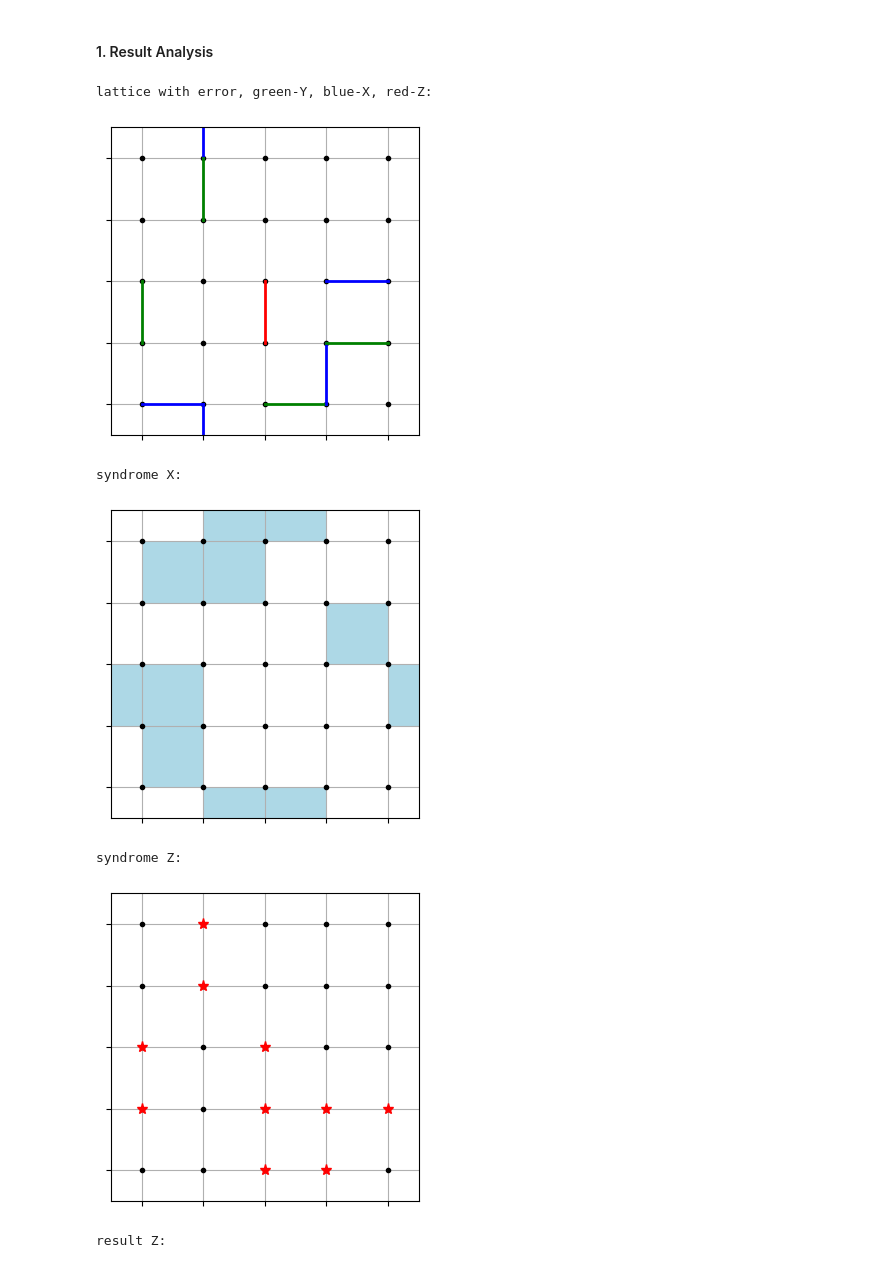
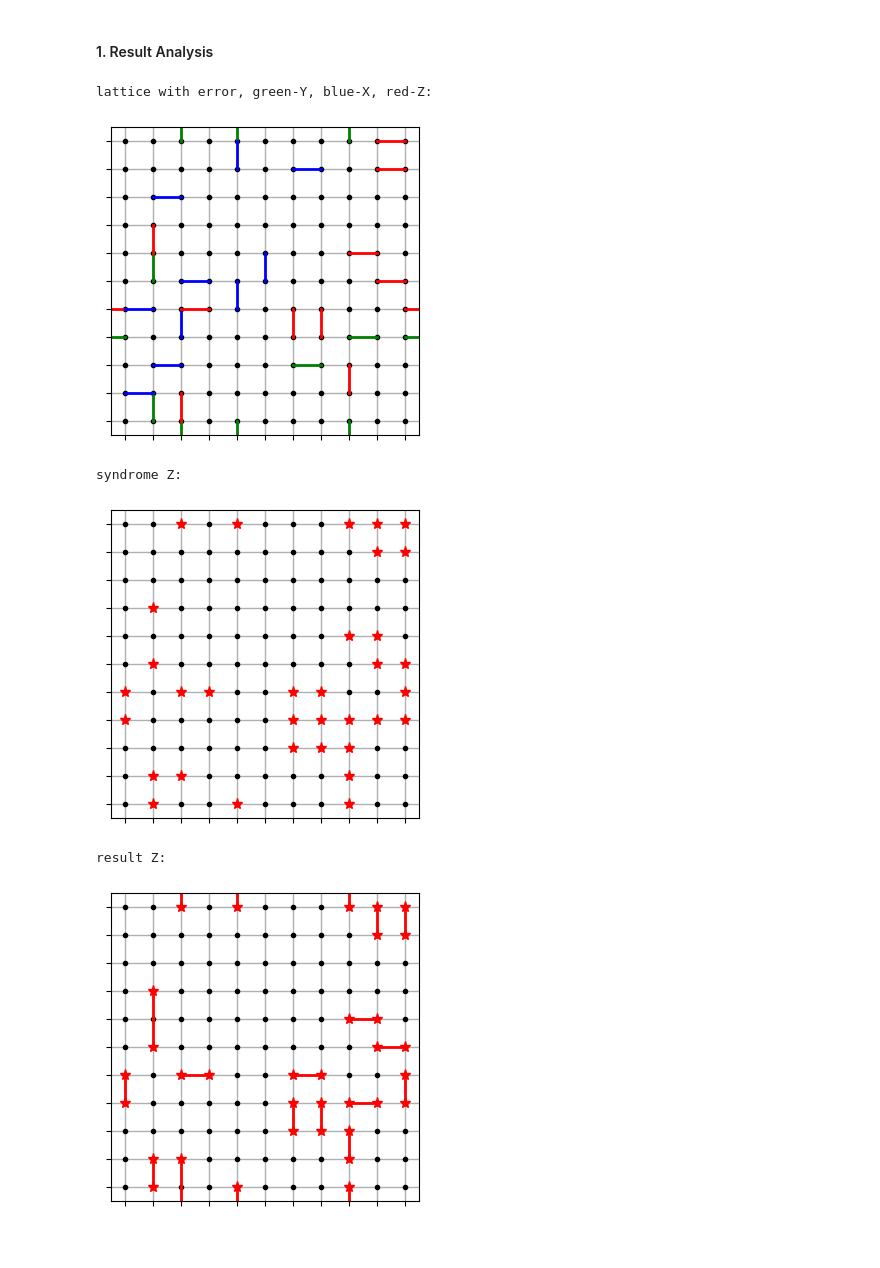
Before and after one commit to Winfred666/SurfaceCode-MWPMDecoder, a Jupyter notebook: testbench/visualizer.ipynb, the cells around one changed output. Drawn from its saved outputs; the diff is of its cells as text; code cells hidden in the pictures.

```diff
--- a/testbench/visualizer.ipynb
+++ b/testbench/visualizer.ipynb
@@ -17,14 +17,14 @@ import numpy as np
 def read_test_file(filename):
     file_path = "../code/data/input/" + filename
     data = np.load(file_path, allow_pickle=True)
-    file_content = data['arr_0'].item()
+    file_content = data['arr_0']
     return file_content
 
 # consume_time, correct_x, correct_z = read_result_file('result_file.npz')
 def read_result_file(filename):
     file_path = "../code/data/output/" + filename
     data = np.load(file_path, allow_pickle=True)
-    file_content = data['arr_0'].item()
+    file_content = data['arr_0']
     return file_content
 # %%
 import matplotlib.pyplot as plt
@@ -140,23 +150,29 @@ def plot_result_Z(test_content,result_content,sizeX,sizeY):
     plt.show()
 # %%
 #now try to read from a file and plot the result
-test_content = read_test_file('test1.npz')
-result_content = read_result_file('pymatch1.npz')
-sizeX = test_content["sizeX"]
-sizeY = test_content["sizeY"]
+
+test_num = 500
+test_batches = 25
+testset_list = []
+resultset_list = []
+for i in range(test_batches):
+    testset_list.append(read_test_file("test"+str(i)+".npz"))
+    resultset_list.append(read_result_file("result"+str(i)+".npz"))
+
+batch_index = 12
+vi = 20
 print("lattice with error, green-Y, blue-X, red-Z:")
-plot_lattice(test_content,sizeX,sizeY)
-print("syndrome X:")
-plot_syndromes_X(test_content,sizeX,sizeY)
+plot_lattice(testset_list[batch_index][vi],testset_list[batch_index][vi]["sizeX"],testset_list[batch_index][vi]["sizeY"])
+# print("syndrome X:")
+# plot_syndromes_X(test_list[vi],testset_list[batch_index][vi],testset_list[batch_index][vi])
 print("syndrome Z:")
-plot_syndromes_Z(test_content,sizeX,sizeY)
+plot_syndromes_Z(testset_list[batch_index][vi],testset_list[batch_index][vi]["sizeX"],testset_list[batch_index][vi]["sizeY"])
 print("result Z:")
-plot_result_Z(test_content,result_content,sizeX,sizeY)
+plot_result_Z(testset_list[batch_index][vi],resultset_list[batch_index][vi],testset_list[batch_index][vi]["sizeX"],testset_list[batch_index][vi]["sizeY"],visualMatchingAlso=True)
 # %% [output]
 lattice with error, green-Y, blue-X, red-Z:
-[figure, old version]
+[figure, new version]
-syndrome X:
+syndrome Z:
-[figure, old version]
+[figure, new version]
-syndrome Z:
+result Z:
-[figure, old version]
+[figure, new version]
-result Z:
```
Also changed, not shown: parts of 6 cells of this notebook, 8 other files.
